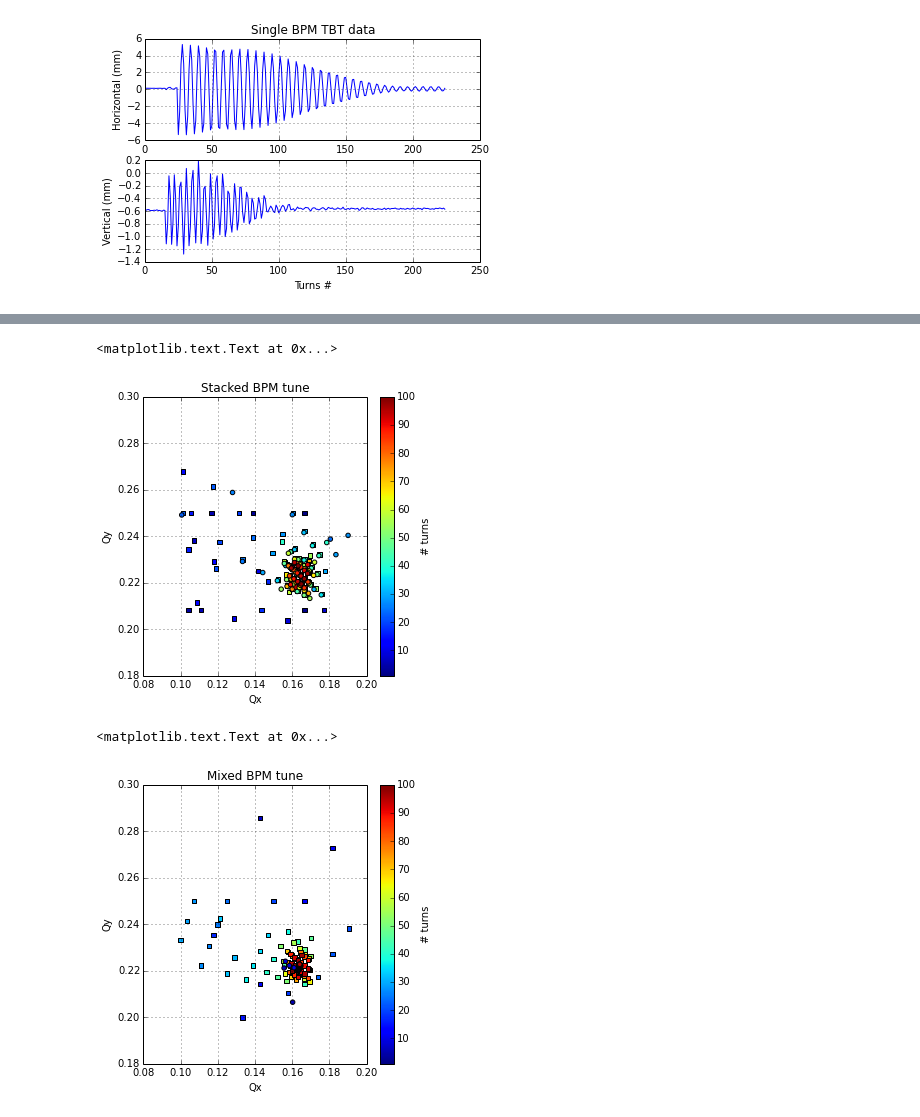
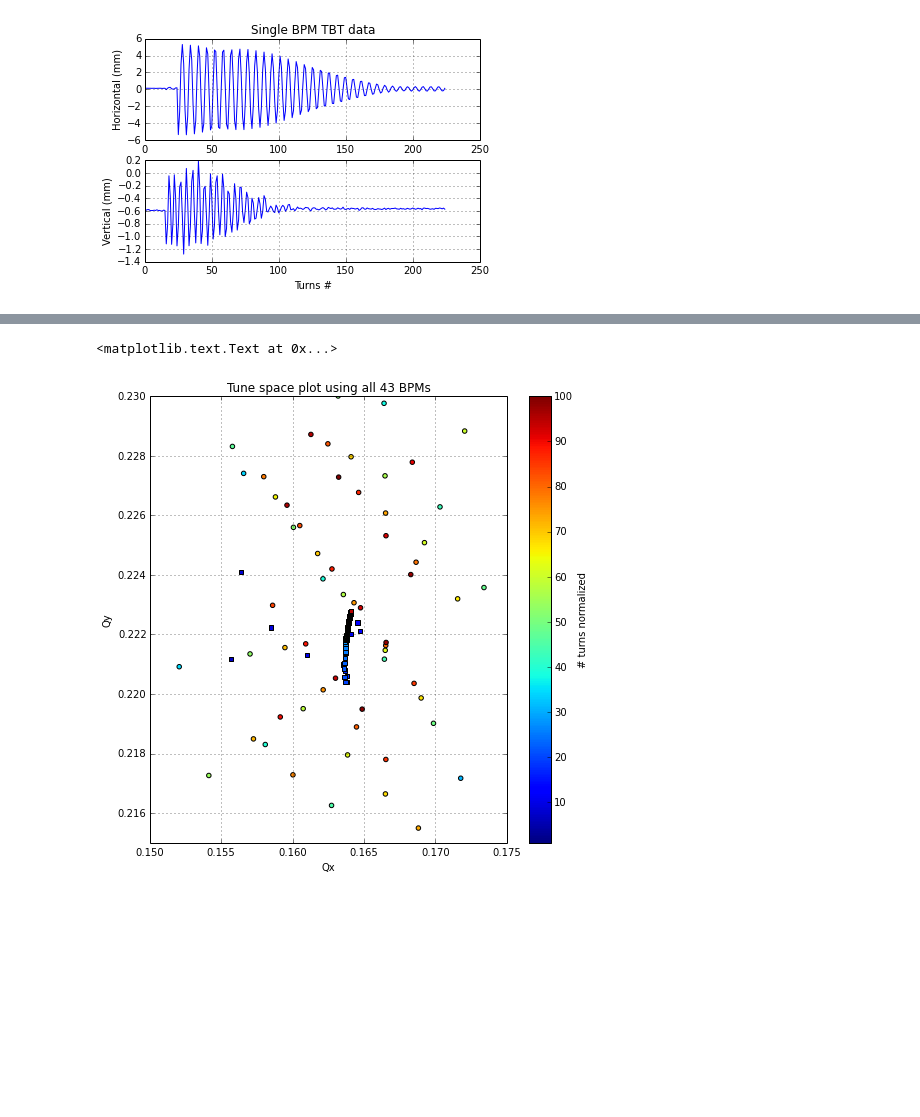
Before and after one commit to levondov/ALS_Research, a Jupyter notebook: mixed_tune_meas/data/mixed_BPMs.ipynb, the cells around one changed output, grey strips where cells are left out. Saved outputs shown, nothing was run; the diff lists cells and outputs as text; code cells hidden in the pictures; blank space fills up the shorter version.

Commit message:
added symmetric BPM NAFF measurements

```diff
--- a/mixed_tune_meas/data/mixed_BPMs.ipynb
+++ b/mixed_tune_meas/data/mixed_BPMs.ipynb
@@ -17,3 +15,29 @@ data5 = np.genfromtxt('TBT_BPM21.txt')
+# %%
+mix_2 = np.genfromtxt('NAFF_mixed_2BPM.txt',dtype=np.str)
+stack_2 = np.genfromtxt('NAFF_stacked_2BPM.txt',dtype=np.str)
+mix_3 = np.genfromtxt('NAFF_mixed_3BPM.txt',dtype=np.str)
+stack_3 = np.genfromtxt('NAFF_stacked_3BPM.txt',dtype=np.str)
+mix_4 = np.genfromtxt('NAFF_mixed_4BPM.txt',dtype=np.str)
+stack_4 = np.genfromtxt('NAFF_stacked_4BPM.txt',dtype=np.str)
+mix_6 = np.genfromtxt('NAFF_mixed_6BPM.txt',dtype=np.str)
+stack_6 = np.genfromtxt('NAFF_stacked_6BPM.txt',dtype=np.str)
+mix_12 = np.genfromtxt('NAFF_mixed_12BPM.txt',dtype=np.str)
+stack_12 = np.genfromtxt('NAFF_stacked_12BPM.txt',dtype=np.str)
+mix_43 = np.genfromtxt('NAFF_mixed.txt',dtype=np.str)
+stack_43 = np.genfromtxt('NAFF_stacked.txt',dtype=np.str)
+TBT_Pinger = np.genfromtxt('TBT_BPM21.txt')
+
+data = np.array([mix_2, stack_2, mix_3, stack_3, mix_4,
+                 stack_4, mix_6, stack_6, mix_12, stack_12, mix_43, stack_43])
+
+# Remove NaN in data and change dtype to float
+for k in range(0,len(data)):
+    for i,clm in enumerate(data[k].T):
+        for j,tmp in enumerate(clm):
+            if tmp =='NaN':
+                data[k][j,i] = np.nan
+            else:
+                data[k][j,i] = float(tmp)
 # %%
 figure(5)
 plt.subplot(2,1,1)
@@ -108,32 +111,16 @@ plt.axis((0, len(data2[:,2]), 0.21,0.24))
 # %%
-figure(3,figsize=(5,5))
+figure(10,figsize=(8,8))
 test = np.arange(1,101)
-plt.scatter(data3[:,0],data3[:,1],marker='s',c=test)
-plt.scatter(data4[:,0],data4[:,1],marker='o',c=test)
+plt.scatter(data[10][:,0],data[10][:,1],marker='s',c=test)
+plt.scatter(data[11][:,0],data[11][:,1],marker='o',c=test)
 cb = plt.colorbar()
-cb.set_label('# turns')
-plt.axis((0.08, 0.2, 0.18, 0.3))
-#plt.legend(('FFT','NAFF'))
+cb.set_label('# turns normalized')
+plt.axis((0.15, 0.175, 0.215, 0.23))
+#plt.legend(('turn wise','BPM wise'))
 plt.grid(True)
-plt.title('Stacked BPM tune')
+plt.title('Tune space plot using all 43 BPMs')
 plt.xlabel('Qx')
 plt.ylabel('Qy')
 # %% [output]
 <matplotlib.text.Text at 0x...>
-[figure, old version]
+[figure, new version]
-# %%
-figure(4,figsize=(5,5))
-test = np.arange(1,101)
-plt.scatter(data1[:,0],data1[:,1],marker='s',c=test)
-plt.scatter(data2[:,0],data2[:,1],marker='o',c=test)
-cb = plt.colorbar()
-cb.set_label('# turns')
-plt.axis((0.08, 0.2, 0.18, 0.3))
-#plt.legend(('FFT','NAFF'))
-plt.grid(True)
-plt.title('Mixed BPM tune')
-plt.xlabel('Qx')
-plt.ylabel('Qy')
-# %% [output]
-<matplotlib.text.Text at 0x...>
-[figure, removed]
```
Also changed, not shown: parts of 9 cells of this notebook, 32 other files.
